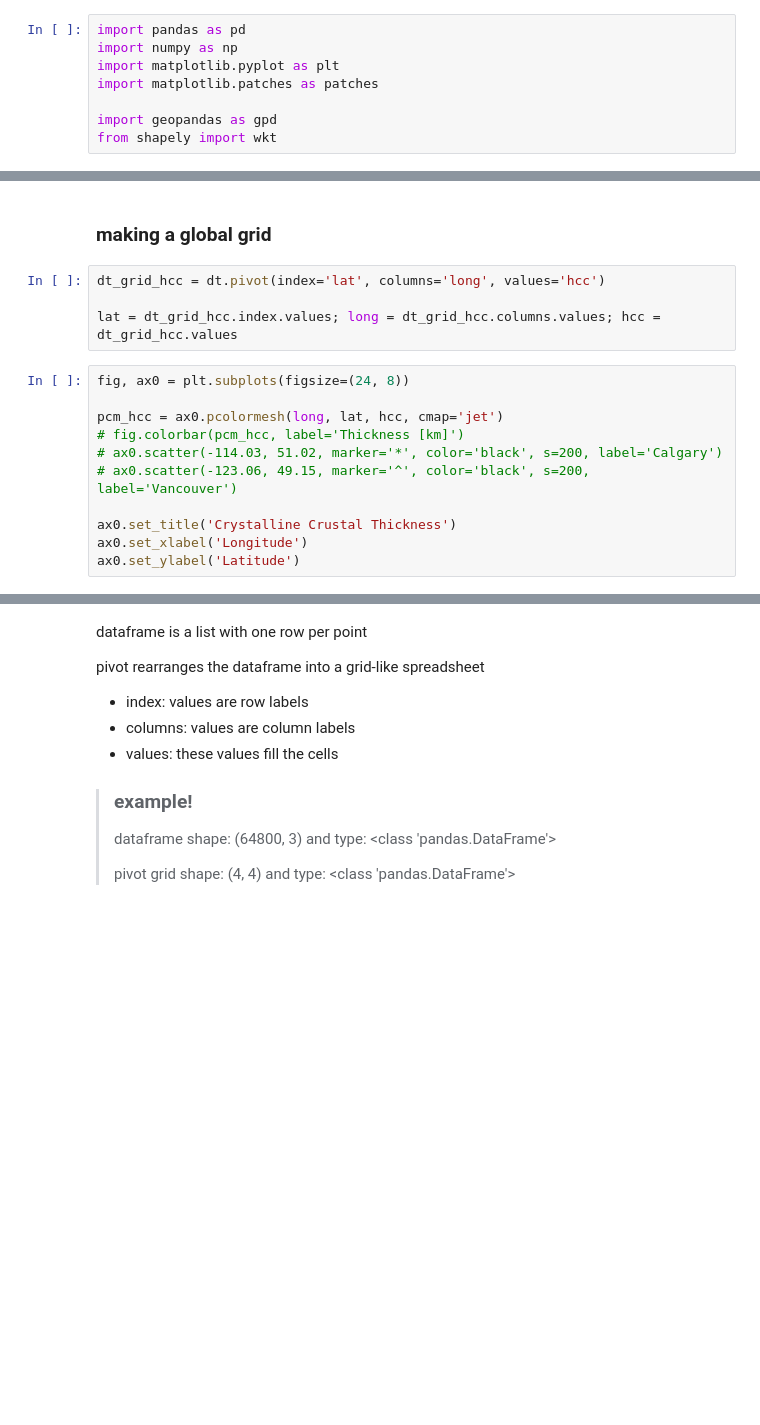
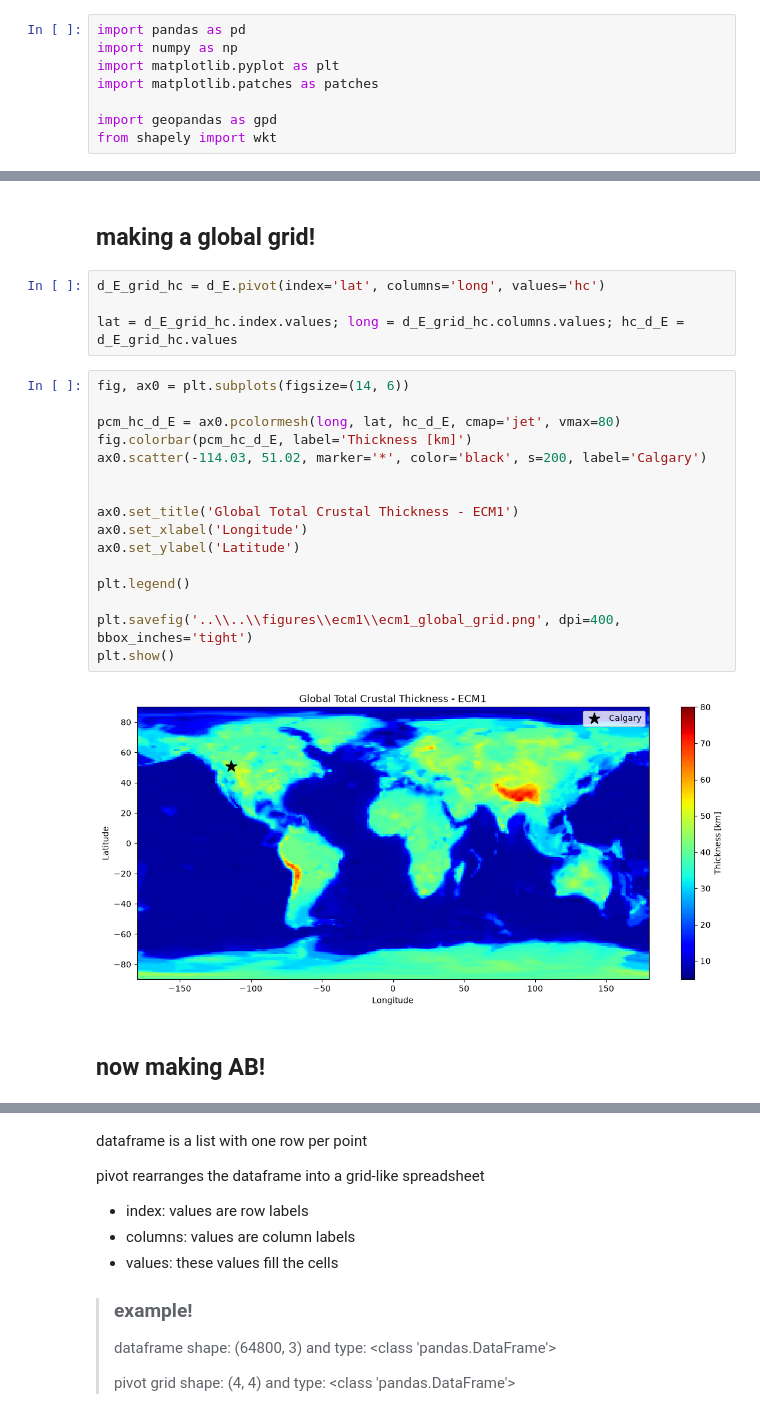
Before and after one commit to sydpas/grav_mag_model, a Jupyter notebook: src/ecm1/TO_3MT_ecm1.ipynb, the cells around one changed output, grey strips where cells are left out. Saved outputs shown, nothing was run; the diff lists cells and outputs as text; blank space fills up the shorter version.

```diff
--- a/src/ecm1/TO_3MT_ecm1.ipynb
+++ b/src/ecm1/TO_3MT_ecm1.ipynb
@@ -39,19 +43,28 @@ print(dt)
 
 [64800 rows x 17 columns]
 # %% [markdown]
-### making a global grid
+## making a global grid!
 # %%
-dt_grid_hcc = dt.pivot(index='lat', columns='long', values='hcc')
+d_E_grid_hc = d_E.pivot(index='lat', columns='long', values='hc')
 
-lat = dt_grid_hcc.index.values; long = dt_grid_hcc.columns.values; hcc = dt_grid_hcc.values
+lat = d_E_grid_hc.index.values; long = d_E_grid_hc.columns.values; hc_d_E = d_E_grid_hc.values
 # %%
-fig, ax0 = plt.subplots(figsize=(24, 8))
+fig, ax0 = plt.subplots(figsize=(14, 6))
 
-pcm_hcc = ax0.pcolormesh(long, lat, hcc, cmap='jet')
-# fig.colorbar(pcm_hcc, label='Thickness [km]')
-# ax0.scatter(-114.03, 51.02, marker='*', color='black', s=200, label='Calgary')
-# ax0.scatter(-123.06, 49.15, marker='^', color='black', s=200, label='Vancouver')
+pcm_hc_d_E = ax0.pcolormesh(long, lat, hc_d_E, cmap='jet', vmax=80)
+fig.colorbar(pcm_hc_d_E, label='Thickness [km]')
+ax0.scatter(-114.03, 51.02, marker='*', color='black', s=200, label='Calgary')
 
-ax0.set_title('Crystalline Crustal Thickness')
+
+ax0.set_title('Global Total Crustal Thickness - ECM1')
 ax0.set_xlabel('Longitude')
 ax0.set_ylabel('Latitude')
+
+plt.legend()
+
+plt.savefig('..\\..\\figures\\ecm1\\ecm1_global_grid.png', dpi=400, bbox_inches='tight')
+plt.show()
+# %% [output]
+[figure, added]
+# %% [markdown]
+## now making AB!
```
Also changed, not shown: parts of 20 cells of this notebook, 8 other files.
